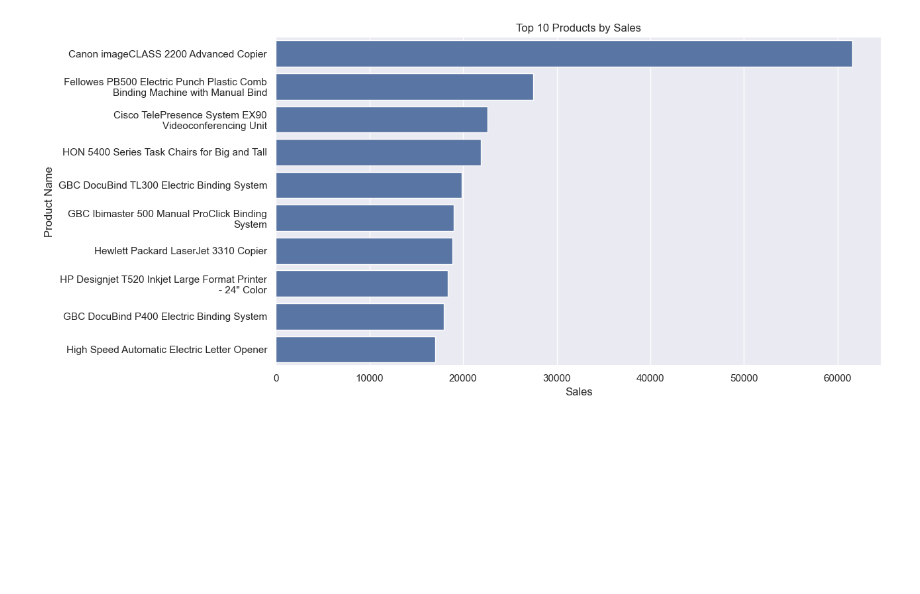
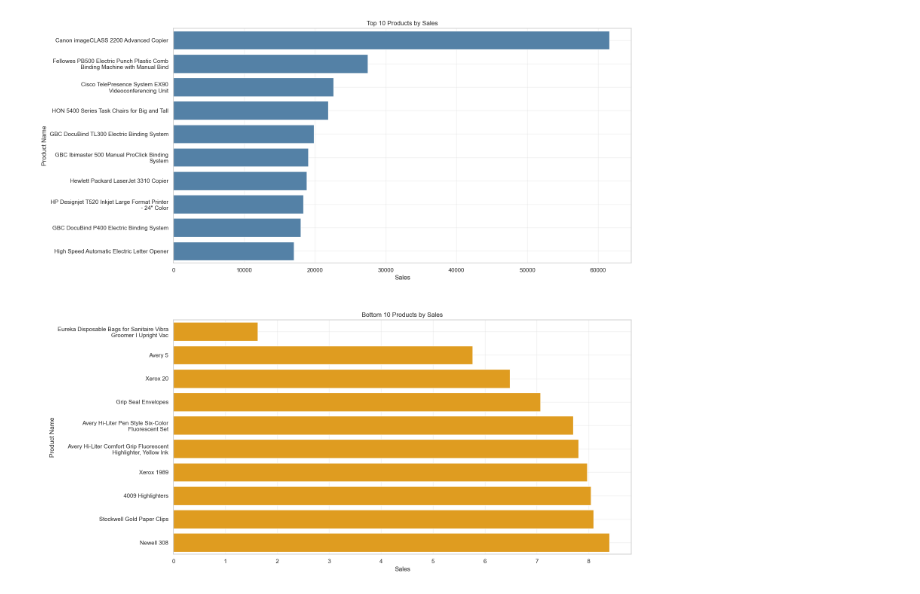
Before and after one commit to rBrijesh5/Superstore-Sales-Analytics, a Jupyter notebook: notebooks/analysis.ipynb, the cells around one changed output. Cells and saved outputs as stored; diff of their text form; code cells hidden in the pictures; blank space fills up the shorter version.

```diff
--- a/notebooks/analysis.ipynb
+++ b/notebooks/analysis.ipynb
@@ -138,38 +193,70 @@ Insight:
 # %%
-# Analysis 4
+# Analysis 3
+
 # Top 10 Products by Sales
 
 from textwrap import fill
 
-sns.set_theme(style="darkgrid")
-plt.figure(figsize=(13,6))
+sns.set_theme(style="whitegrid")
+fig, axes = plt.subplots(2, 1, figsize=(16,15))
 
-products = (data.groupby('Product Name')['Sales'].sum()
+top_products = (data.groupby('Product Name')['Sales'].sum()
     .sort_values(ascending=False)
     .head(10).reset_index())
 
+bottom_products = (data.groupby('Product Name')['Sales'].sum()
+    .sort_values()
+    .head(10).reset_index())
+
 # Wrap product names after 45 characters
-products['Product Name'] = products['Product Name'].apply(lambda x: fill(x, width=45))
+top_products['Product Name'] = top_products['Product Name'].apply(lambda x: fill(x, width=45))
+bottom_products['Product Name'] = bottom_products['Product Name'].apply(lambda x: fill(x, width=45))
 
-sns.barplot(data=products,
-           x='Sales',
-           y='Product Name')
+sns.barplot(data=top_products,
+            x='Sales',
+            y='Product Name',
+            ax=axes[0],
+            color='steelblue')
 
-plt.title('Top 10 Products by Sales')
-plt.tight_layout()
-plt.savefig('../images/top_10_products_by_sales.png')
+axes[0].set_title("Top 10 Products by Sales")
+axes[0].grid(alpha=0.3)
+
+# Bottom 10 Products by Sales
+
+sns.barplot(data=bottom_products,
+            x='Sales',
+            y='Product Name',
+            ax=axes[1],
+            color='orange')
+
+axes[1].set_title("Bottom 10 Products by Sales")
+axes[1].grid(alpha=0.3)
+
+fig.tight_layout(h_pad=5) # space between graphs
+plt.savefig('../images/top_&_lowest_10_products_by_sales.png', bbox_inches="tight")
+
 plt.show()
 
 print("""
-4. Top 10 Products by Sales
+1. Top 10 Revenue-Generating Products
 
-- Canon imageCLASS 2200 Advanced Copier has the highest sales.
-- The remaining top products have significantly lower sales.
-- Most top-selling products are from Office Supplies and Technology.
+Observation:
+- A few products dominate total sales.
+- Sales decline sharply after the top products.
 
 Insight:
-- The Canon imageCLASS 2200 Advanced Copier is the best-selling product.
-- High-value products contribute significantly to overall sales.
+- High-performing products deserve priority.
 """)
+
+print("""
+2. Lowest Selling Products
+
+Observation:
+- These products contribute very little revenue.
+- Demand remains consistently low.
+
+Insight:
+- Poor-performing products need business review.
+""")
 # %% [output]
-[figure, old version]
+[figure, new version]
```
Also changed, not shown: parts of 6 cells of this notebook, 7 other files.
